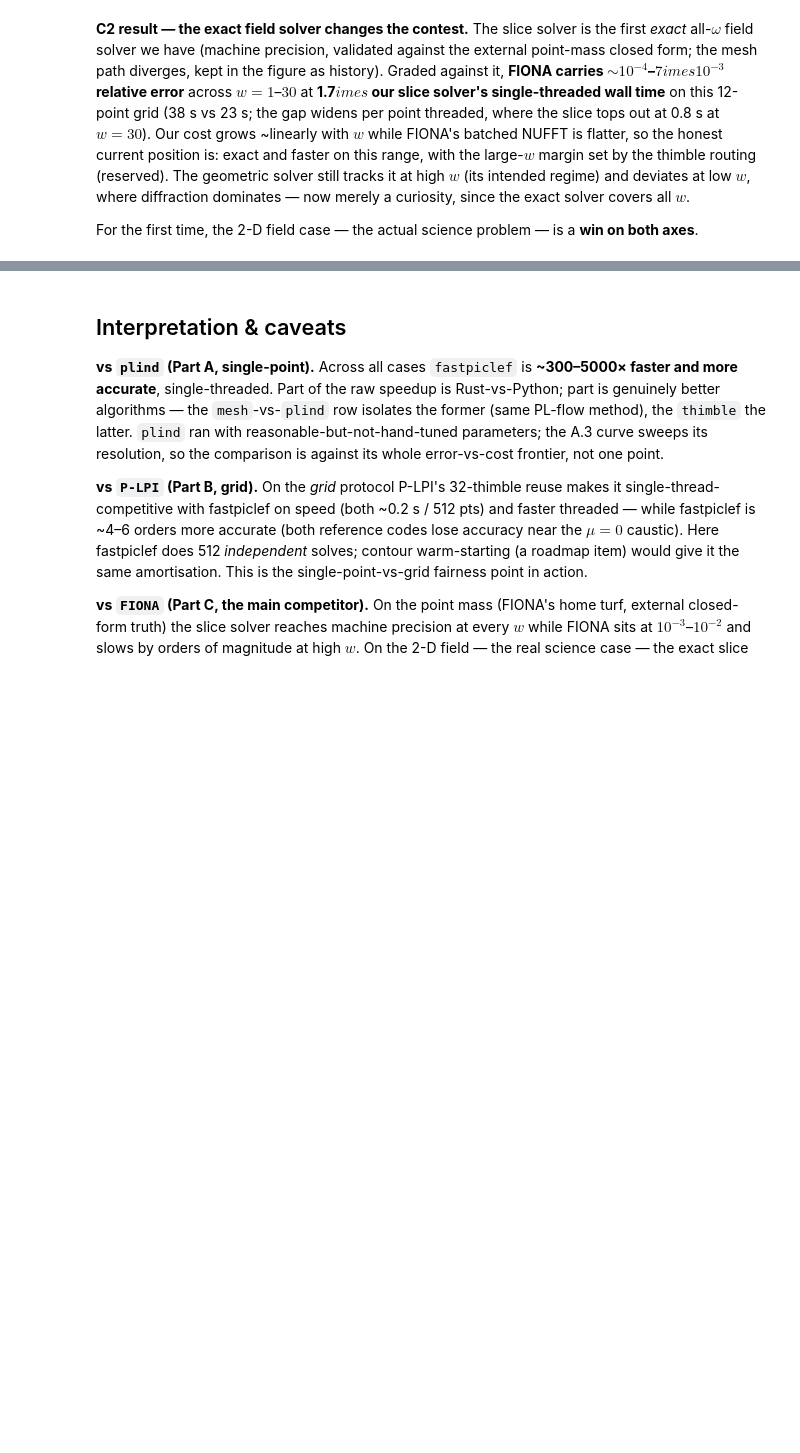
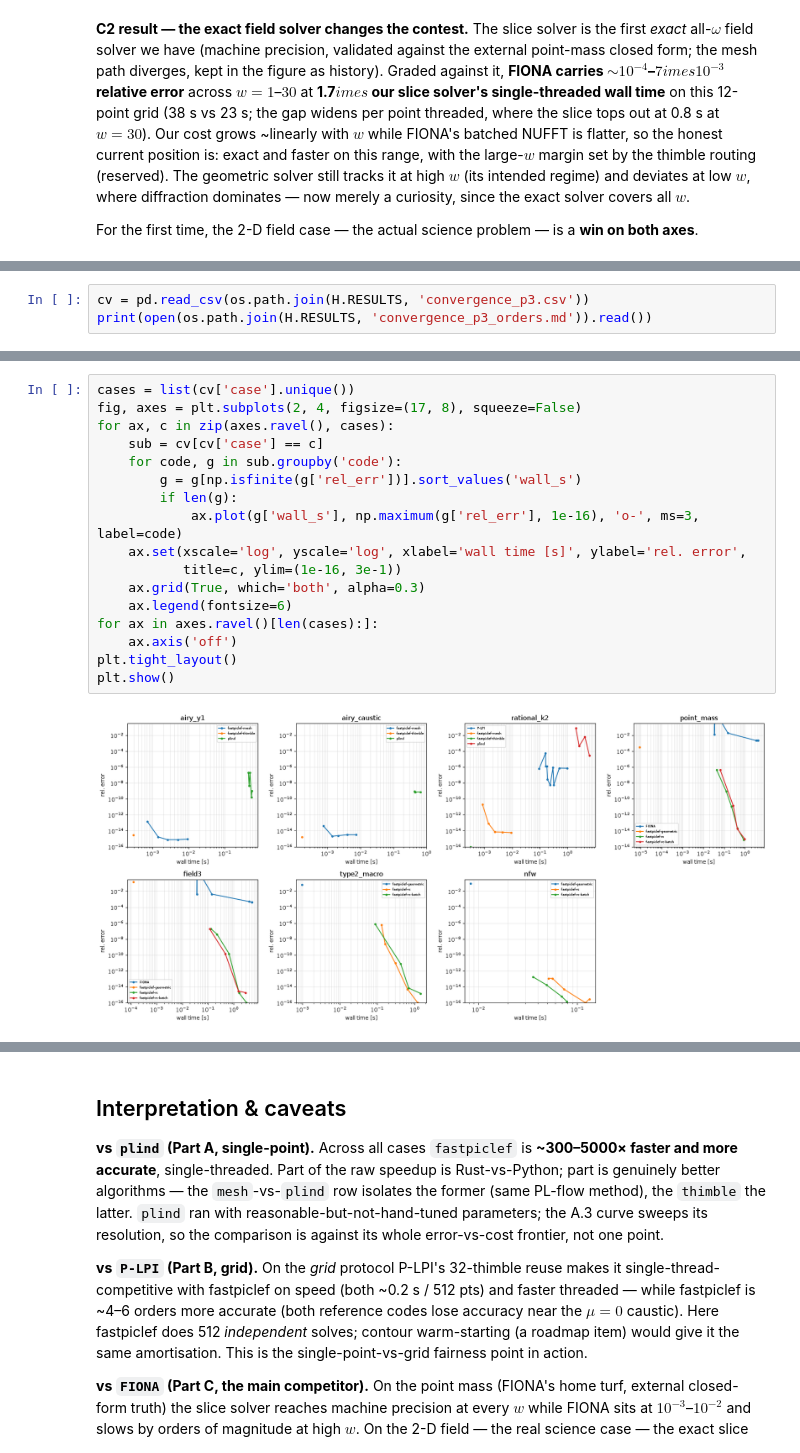
Before and after one commit to cosmoquark/fastpiclef, a Jupyter notebook: notebooks/comparison.ipynb, the cells around one changed output, grey strips where cells are left out. Saved outputs shown, nothing was run; the diff lists cells and outputs as text; blank space fills up the shorter version.

```diff
--- a/notebooks/comparison.ipynb
+++ b/notebooks/comparison.ipynb
@@ -368,0 +440,3 @@ different contour margin; self-checked by an $\alpha$-family of tail angles):
+# %%
+cv = pd.read_csv(os.path.join(H.RESULTS, 'convergence_p3.csv'))
+print(open(os.path.join(H.RESULTS, 'convergence_p3_orders.md')).read())
@@ -368,0 +461,19 @@ different contour margin; self-checked by an $\alpha$-family of tail angles):
+# %%
+cases = list(cv['case'].unique())
+fig, axes = plt.subplots(2, 4, figsize=(17, 8), squeeze=False)
+for ax, c in zip(axes.ravel(), cases):
+    sub = cv[cv['case'] == c]
+    for code, g in sub.groupby('code'):
+        g = g[np.isfinite(g['rel_err'])].sort_values('wall_s')
+        if len(g):
+            ax.plot(g['wall_s'], np.maximum(g['rel_err'], 1e-16), 'o-', ms=3, label=code)
+    ax.set(xscale='log', yscale='log', xlabel='wall time [s]', ylabel='rel. error',
+           title=c, ylim=(1e-16, 3e-1))
+    ax.grid(True, which='both', alpha=0.3)
+    ax.legend(fontsize=6)
+for ax in axes.ravel()[len(cases):]:
+    ax.axis('off')
+plt.tight_layout()
+plt.show()
+# %% [output]
+[figure, added]
```
Also changed, not shown: parts of 19 cells of this notebook, 29 other files.
